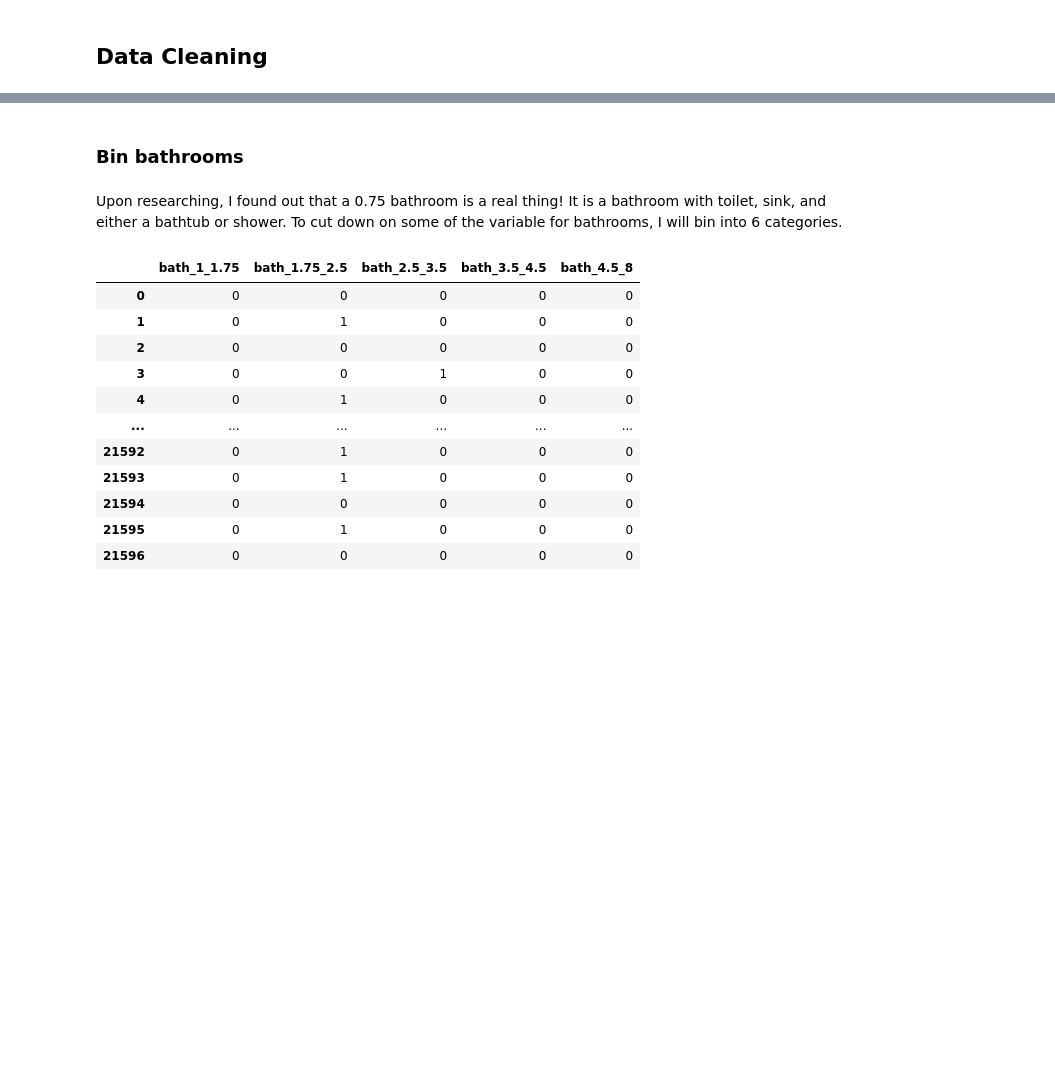
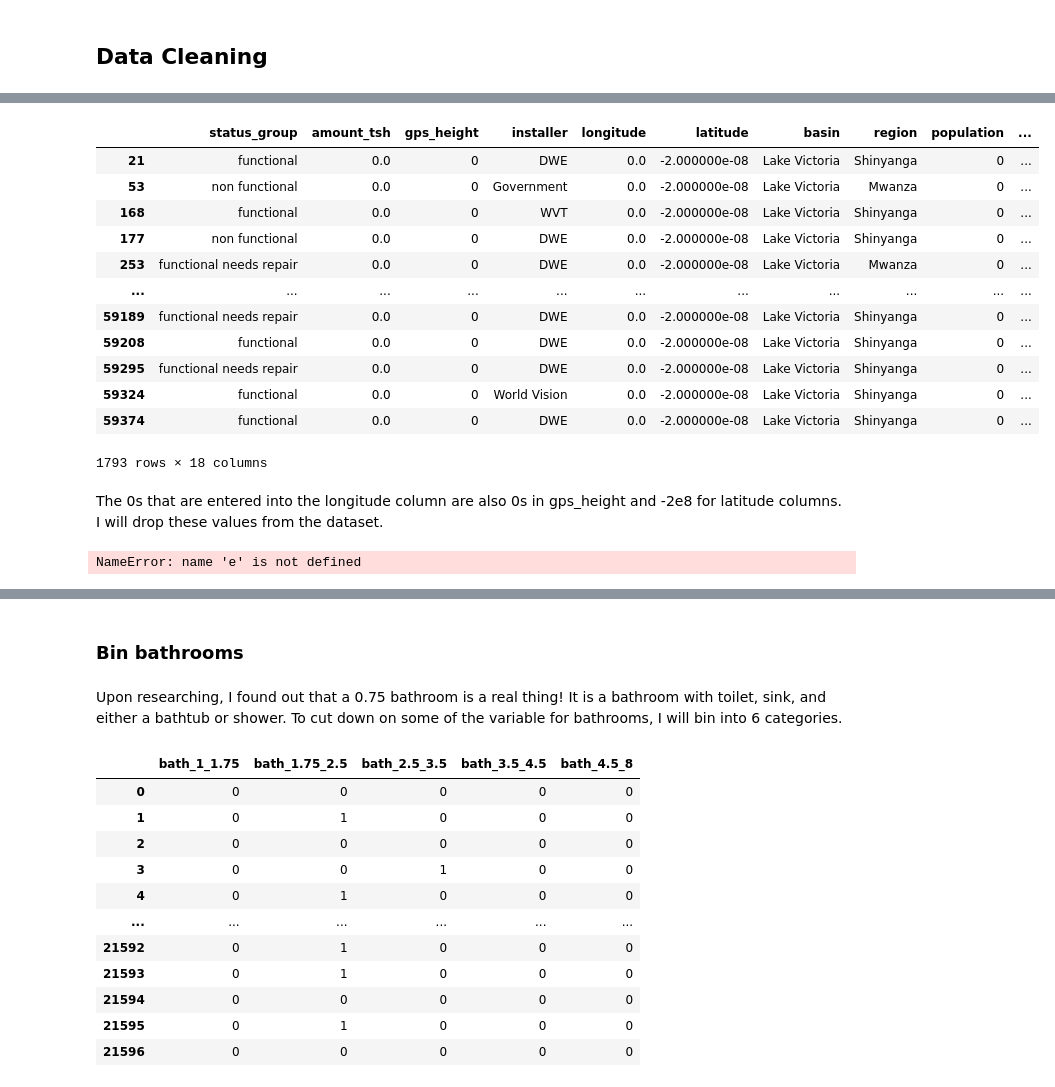
Before and after one commit to meljoy1099/waterwell-status-prediction, a Jupyter notebook: student.ipynb, the cells around one changed output, grey strips where cells are left out. Drawn from its saved outputs; the diff is of its cells as text; code cells hidden in the pictures; blank space fills up the shorter version.

```diff
--- a/student.ipynb
+++ b/student.ipynb
@@ -359,0 +337,3 @@ Name: bedrooms, dtype: int64
+# %%
+# Drop all remaining null values from our dataset
+df = df.dropna()
@@ -359,0 +364,3 @@ Name: bedrooms, dtype: int64
+# %%
+# Convert boolean permit to integers
+df['permit'] = df['permit'].astype(int)
@@ -359,0 +428,3 @@ Name: bedrooms, dtype: int64
+# %%
+#Drop column
+df = df.drop('management_group', axis=1)
@@ -359,0 +512,3 @@ Name: bedrooms, dtype: int64
+# %%
+#Replace 0 values in construction_year with mean of data without 0s.
+df['construction_year'].replace(to_replace = 0, value = 1996, inplace=True)
@@ -359,0 +553,19 @@ Name: bedrooms, dtype: int64
+# %%
+# Investigate longitude entries that are 0
+df.loc[df['longitude'] == 0]
+# %% [output]
+|  | status_group | amount_tsh | gps_height | installer | longitude | latitude | basin | region | population | ... |
+| 21 | functional | 0.0 | 0 | DWE | 0.0 | -2.000000e-08 | Lake Victoria | Shinyanga | 0 | ... |
+| 53 | non functional | 0.0 | 0 | Government | 0.0 | -2.000000e-08 | Lake Victoria | Mwanza | 0 | ... |
+| 168 | functional | 0.0 | 0 | WVT | 0.0 | -2.000000e-08 | Lake Victoria | Shinyanga | 0 | ... |
+| 177 | non functional | 0.0 | 0 | DWE | 0.0 | -2.000000e-08 | Lake Victoria | Shinyanga | 0 | ... |
+| 253 | functional needs repair | 0.0 | 0 | DWE | 0.0 | -2.000000e-08 | Lake Victoria | Mwanza | 0 | ... |
+| ... | ... | ... | ... | ... | ... | ... | ... | ... | ... | ... |
+| 59189 | functional needs repair | 0.0 | 0 | DWE | 0.0 | -2.000000e-08 | Lake Victoria | Shinyanga | 0 | ... |
+| 59208 | functional | 0.0 | 0 | DWE | 0.0 | -2.000000e-08 | Lake Victoria | Shinyanga | 0 | ... |
+| 59295 | functional needs repair | 0.0 | 0 | DWE | 0.0 | -2.000000e-08 | Lake Victoria | Shinyanga | 0 | ... |
+| 59324 | functional | 0.0 | 0 | World Vision | 0.0 | -2.000000e-08 | Lake Victoria | Shinyanga | 0 | ... |
+| 59374 | functional | 0.0 | 0 | DWE | 0.0 | -2.000000e-08 | Lake Victoria | Shinyanga | 0 | ... |
+1793 rows × 18 columns
+# %% [markdown]
+The 0s that are entered into the longitude column are also 0s in gps_height and -2e8 for latitude columns.  I will drop these values from the dataset.
@@ -359,0 +575,5 @@ Name: bedrooms, dtype: int64
+# %%
+e# Check to see if it worked
+df.describe()
+# %% [output]
+NameError: name 'e' is not defined
```
Also changed, not shown: parts of 75 cells of this notebook.
